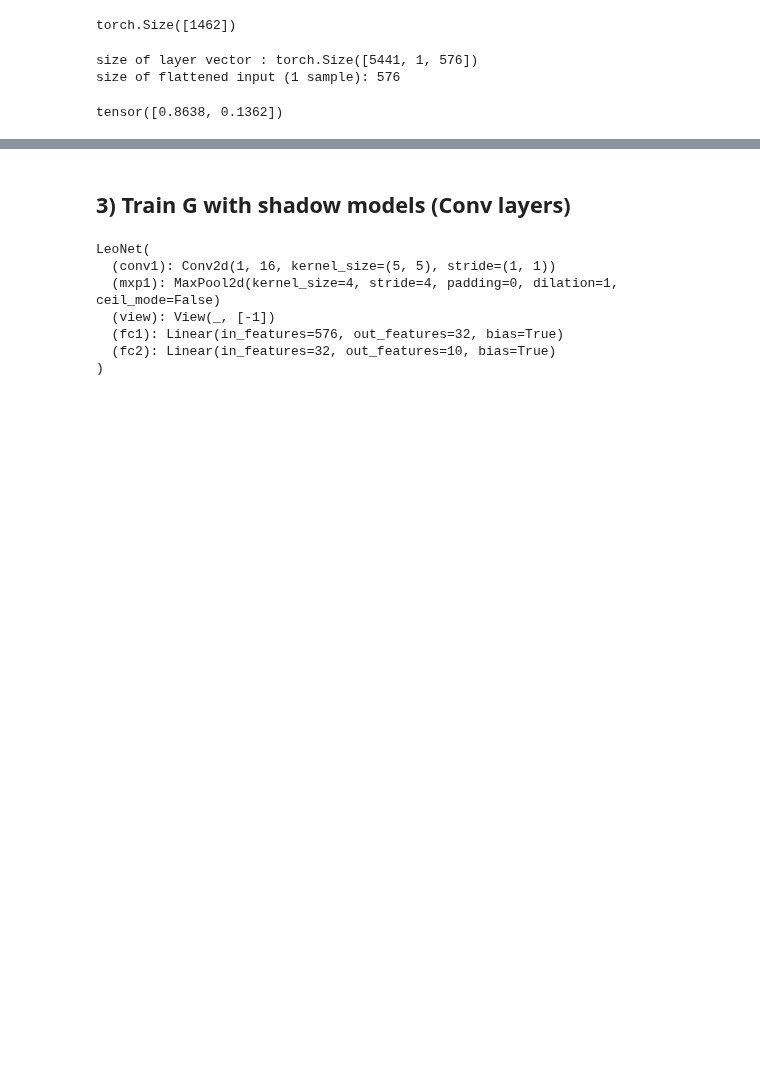
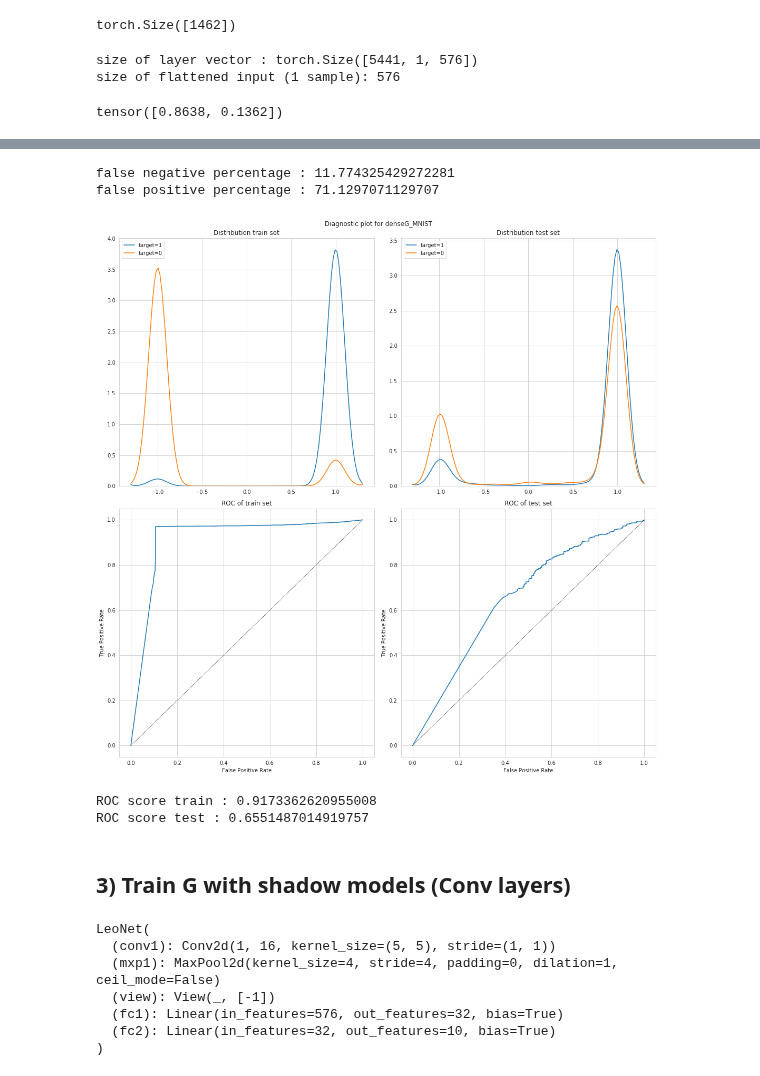
Before and after one commit to palexlee/DeepWololo, a Jupyter notebook: presentation_notebook.ipynb, the cells around one changed output, grey strips where cells are left out. Drawn from its saved outputs; the diff is of its cells as text; code cells hidden in the pictures; blank space fills up the shorter version.

```diff
--- a/presentation_notebook.ipynb
+++ b/presentation_notebook.ipynb
@@ -276,3 +260,11 @@ false positive percentage : 67.36401673640168
+# %%
+diagnostic_plots(shadow_modelG, [g_shadow_train_dataset], [g_shadow_test_dataset], bw=0.1, dataset_name='denseG_MNIST',savefig=False)
+# %% [output]
+false negative percentage : 11.774325429272281
+false positive percentage : 71.1297071129707
+[figure, added]
+ROC score train : 0.9173362620955008
+ROC score test : 0.6551487014919757
 # %% [markdown]
 ## 3) Train G with shadow models (Conv layers)
 # %%
```
Also changed, not shown: parts of 38 cells of this notebook.
